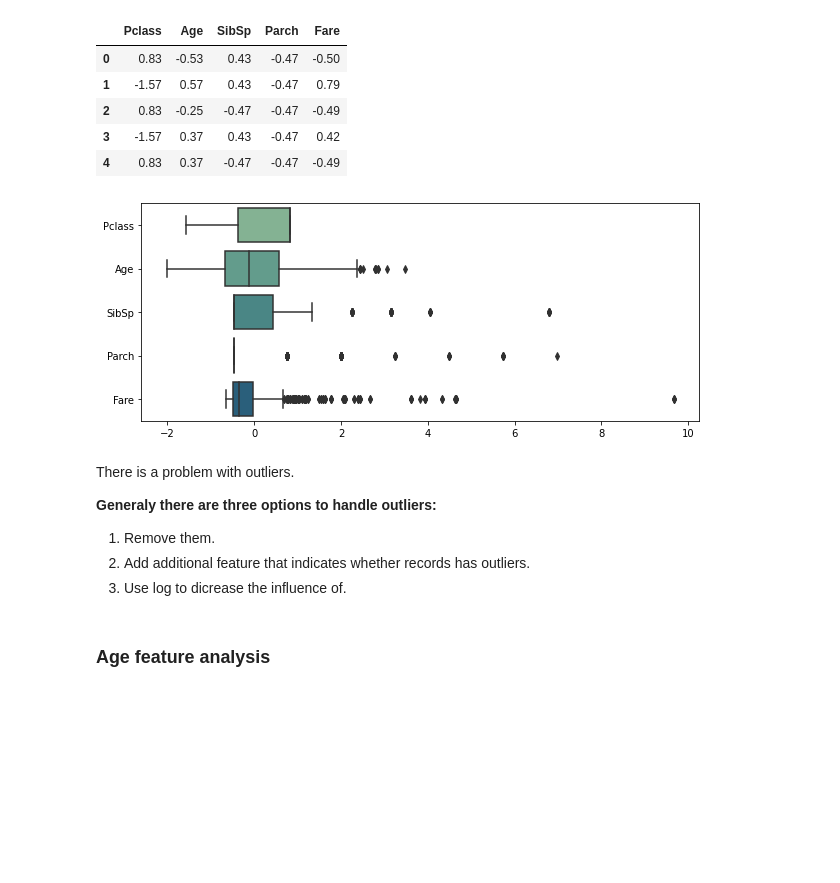
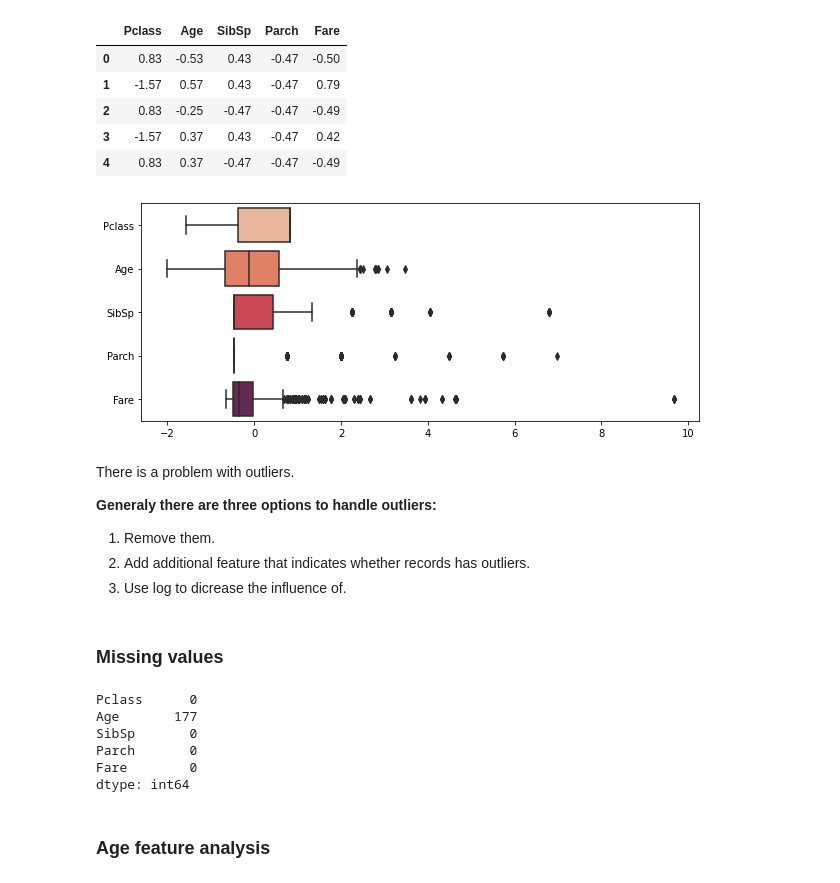
Before and after one commit to Justdek-code/data-science, a Jupyter notebook: titanic_practice/titanic_survived_classification.ipynb, the cells around one changed output. Drawn from its saved outputs; the diff is of its cells as text; code cells hidden in the pictures; blank space fills up the shorter version.

```diff
--- a/titanic_practice/titanic_survived_classification.ipynb
+++ b/titanic_practice/titanic_survived_classification.ipynb
@@ -79,10 +86,10 @@ std_numerical_data.head()
 | 4 | 0.83 | 0.37 | -0.47 | -0.47 | -0.49 |
 # %%
 plt.figure(figsize=(10, 4))
-sns.set_palette(sns.color_palette("crest"))
+sns.set_palette(sns.color_palette("rocket_r"))
 sns.boxplot(data=std_numerical_data, orient='horizontal');
 # %% [output]
-[figure, old version]
+[figure, new version]
 # %% [markdown]
 There is a problem with outliers.
 
@@ -91,6 +98,17 @@ There is a problem with outliers.
 1. Remove them.
 2. Add additional feature that indicates whether records has outliers.
 3. Use log to dicrease the influence of.
+# %% [markdown]
+### Missing values
+# %%
+numerical_data.isna().sum()
+# %% [output]
+Pclass      0
+Age       177
+SibSp       0
+Parch       0
+Fare        0
+dtype: int64
 # %% [markdown]
 ### Age feature analysis
 # %%
```
Also changed, not shown: parts of 75 cells of this notebook, 1 other file.
